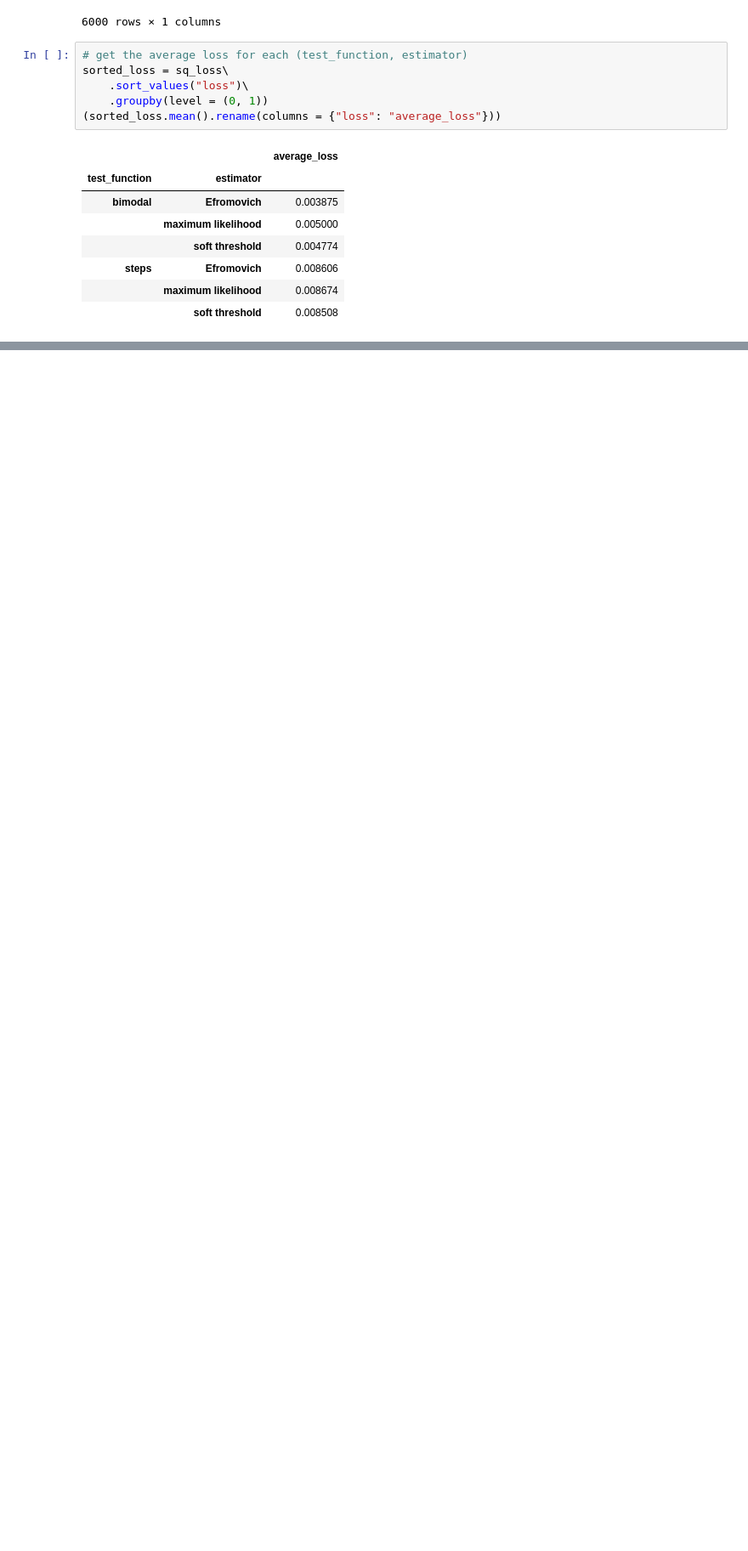
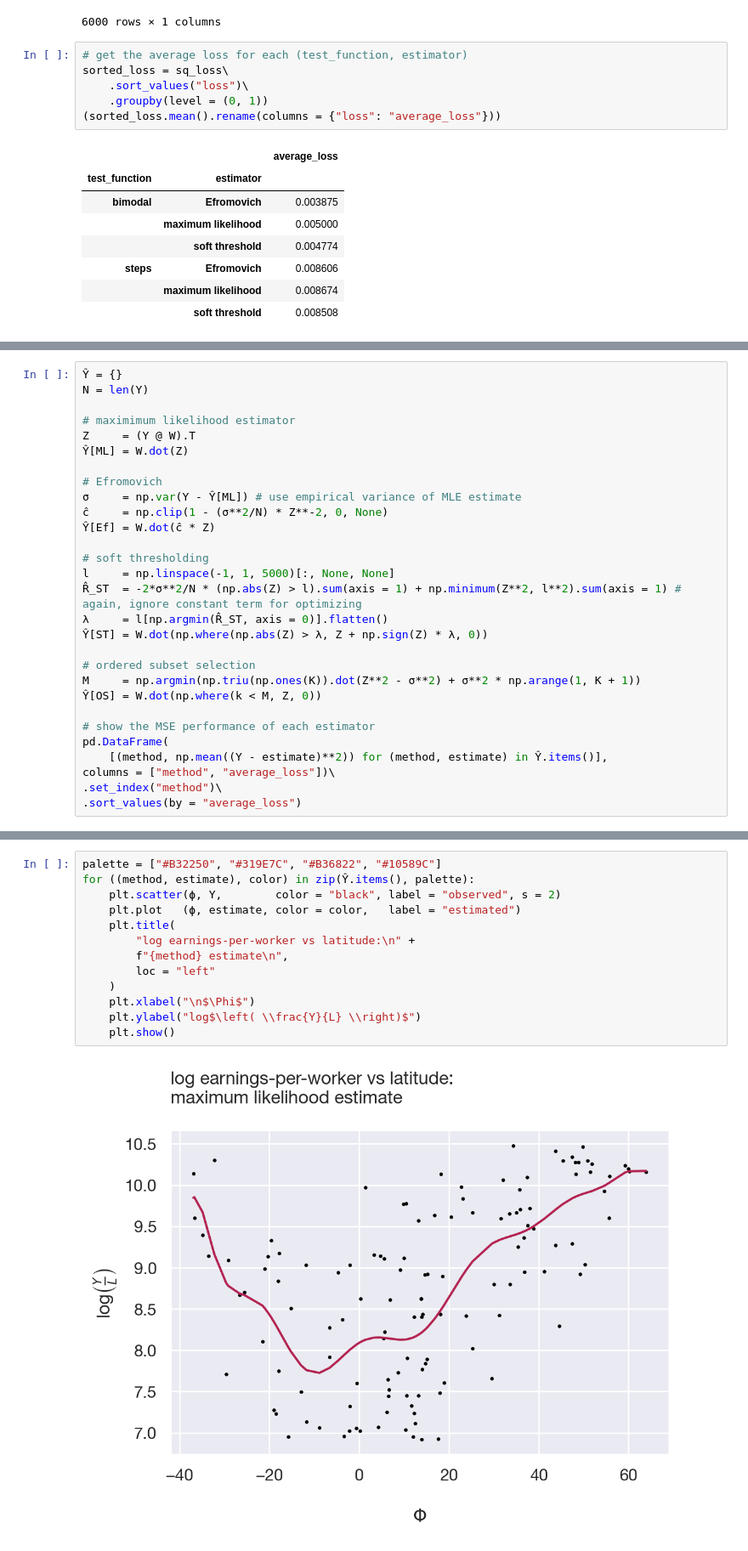
Before and after one commit to satejsoman/econ240a-regression, a Jupyter notebook: ECON240A_H2_pset3.ipynb, the cells around one changed output, grey strips where cells are left out. Shown at 85% size. Drawn from its saved outputs; the diff is of its cells as text; blank space fills up the shorter version.

```diff
--- a/ECON240A_H2_pset3.ipynb
+++ b/ECON240A_H2_pset3.ipynb
@@ -319,0 +302,29 @@ and Efromovich's method
+# %%
+Ŷ = {}
+N = len(Y)
+
+# maximimum likelihood estimator
+Z     = (Y @ W).T
+Ŷ[ML] = W.dot(Z)
+
+# Efromovich
+σ     = np.var(Y - Ŷ[ML]) # use empirical variance of MLE estimate
+ĉ     = np.clip(1 - (σ**2/N) * Z**-2, 0, None)
+Ŷ[Ef] = W.dot(ĉ * Z)
+
+# soft thresholding
+l     = np.linspace(-1, 1, 5000)[:, None, None]
+R̂_ST  = -2*σ**2/N * (np.abs(Z) > l).sum(axis = 1) + np.minimum(Z**2, l**2).sum(axis = 1) # again, ignore constant term for optimizing
+λ     = l[np.argmin(R̂_ST, axis = 0)].flatten()
+Ŷ[ST] = W.dot(np.where(np.abs(Z) > λ, Z + np.sign(Z) * λ, 0))
+
+# ordered subset selection
+M     = np.argmin(np.triu(np.ones(K)).dot(Z**2 - σ**2) + σ**2 * np.arange(1, K + 1))
+Ŷ[OS] = W.dot(np.where(k < M, Z, 0))
+
+# show the MSE performance of each estimator
+pd.DataFrame(
+    [(method, np.mean((Y - estimate)**2)) for (method, estimate) in Ŷ.items()],
+columns = ["method", "average_loss"])\
+.set_index("method")\
+.sort_values(by = "average_loss")
@@ -319,0 +340,15 @@ and Efromovich's method
+# %%
+palette = ["#B32250", "#319E7C", "#B36822", "#10589C"]
+for ((method, estimate), color) in zip(Ŷ.items(), palette):
+    plt.scatter(ϕ, Y,        color = "black", label = "observed", s = 2)
+    plt.plot   (ϕ, estimate, color = color,   label = "estimated")
+    plt.title(
+        "log earnings-per-worker vs latitude:\n" +
+        f"{method} estimate\n",
+        loc = "left"
+    )
+    plt.xlabel("\n$\Phi$")
+    plt.ylabel("log$\left( \\frac{Y}{L} \\right)$")
+    plt.show()
+# %% [output]
+[figure, added]
```
Also changed, not shown: parts of 19 cells of this notebook.
